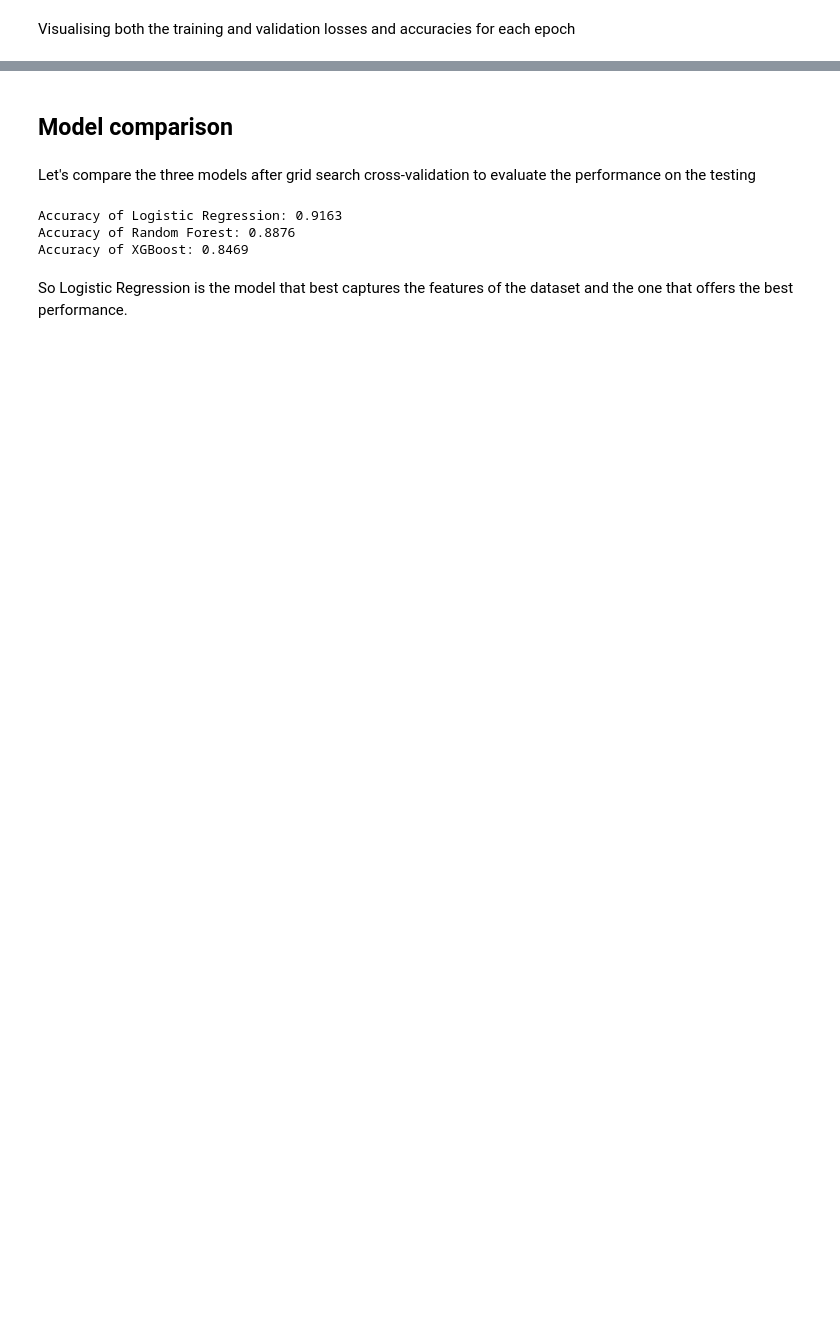
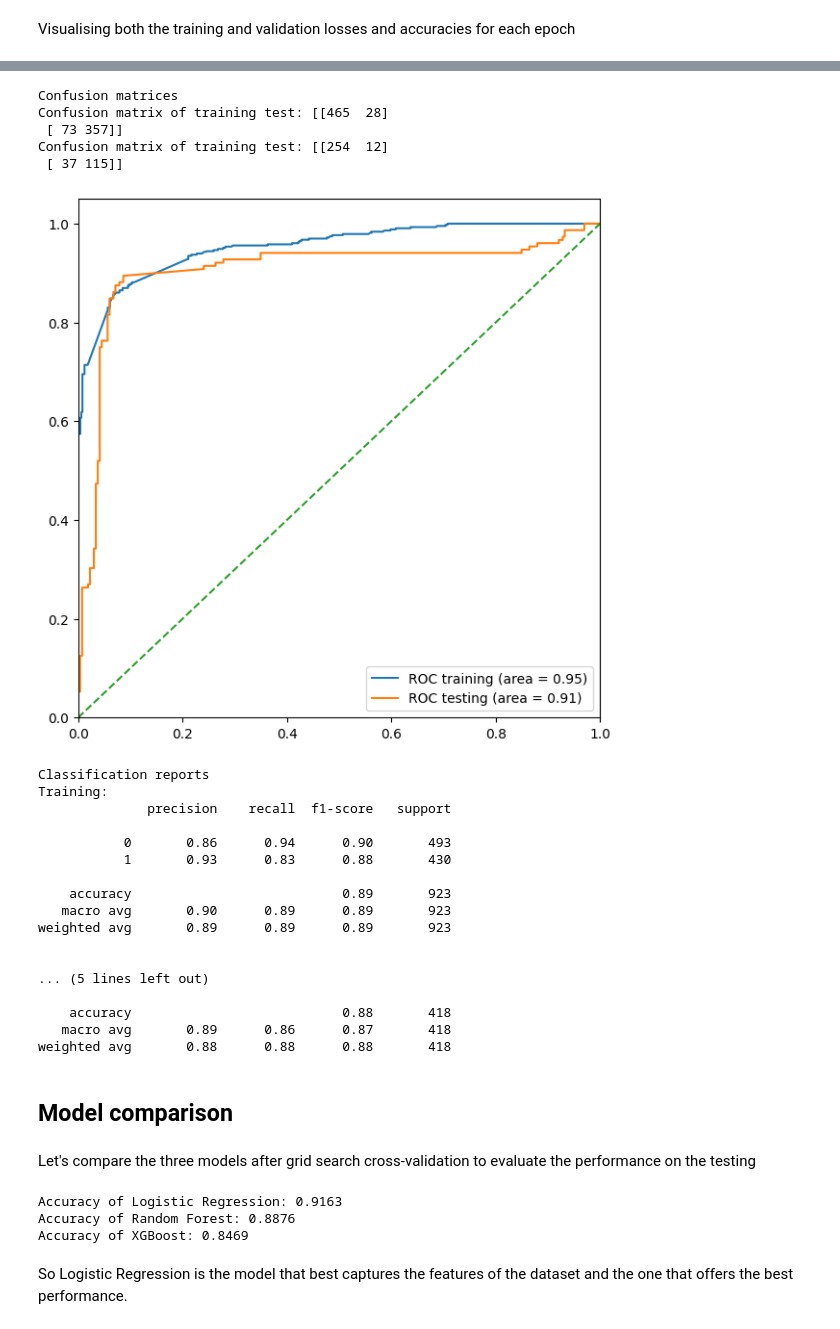
Before and after one commit to gdapablo/Titanic_disaster_kaggle_competition, a Jupyter notebook: notebooks/processing_and_modelling.ipynb, the cells around one changed output, grey strips where cells are left out. Drawn from its saved outputs; the diff is of its cells as text; code cells hidden in the pictures; blank space fills up the shorter version.

```diff
--- a/notebooks/processing_and_modelling.ipynb
+++ b/notebooks/processing_and_modelling.ipynb
@@ -548,3 +548,80 @@ plt.show()
+# %%
+## Write your code here
+from sklearn.metrics import confusion_matrix, classification_report, roc_curve, auc
+
+# Writting a function to visualise metrics for the model with or without regularisation
+def visual_metrics(model):
+
+    # Model without regularisation
+    model.eval()
+    with torch.no_grad():
+        train_outputs = model(X_train_tensor)
+        test_outputs = model(X_test_tensor)
+
+    # Making predictions assuming a probability of 0.5
+    y_pred_train = (train_outputs > 0.5).float()
+    y_pred_test  = (test_outputs > 0.5).float()
+
+    # Now, we need to convert into a numpy integer in order to compute cofussion matrix. We also need to flatten the vectors
+    # as to be of dimension (n,) instead of (n,1)
+    y_pred_train = y_pred_train.detach().numpy().astype(int).flatten()
+    y_pred_test = y_pred_test.detach().numpy().astype(int).flatten()
+
+    # Confussion matrices
+    cm_train = confusion_matrix(y_train, y_pred_train)
+    cm_test = confusion_matrix(y_test, y_pred_test)
+
+    print('Confusion matrices')
+    print(f'Confusion matrix of training test: {cm_train}')
+    print(f'Confusion matrix of training test: {cm_test}')
+
+    # ROC-AUC curve
+    fpr_train, tpr_train, tresholds_train = roc_curve(y_train, train_outputs.detach().numpy())
+    roc_auc_train = auc(fpr_train, tpr_train)
+    fpr_test, tpr_test, tresholds_test = roc_curve(y_test, test_outputs.detach().numpy())
+    roc_auc_test = auc(fpr_test, tpr_test)
+
+    plt.figure(figsize=(7,7))
+    plt.plot(fpr_train, tpr_train, label=f'ROC training (area = {roc_auc_train:.2f})')
+    plt.plot(fpr_test, tpr_test, label=f'ROC testing (area = {roc_auc_test:.2f})')
+    plt.plot([0,1], [0,1], linestyle='--')
+    plt.xlim(0.0, 1.0)
+    plt.ylim(0.0, 1.05)
+    plt.legend()
+    plt.show()
+
+    # Classification report
+    print('\nClassification reports')
+    print('Training:')
+    print(classification_report(y_train, y_pred_train))
+    print('\nTesting')
+    print(classification_report(y_test, y_pred_test))
+
+visual_metrics(model)
+# %% [output]
+Confusion matrices
+Confusion matrix of training test: [[465  28]
+ [ 73 357]]
+Confusion matrix of training test: [[254  12]
+ [ 37 115]]
+[figure, added]
+Classification reports
+Training:
+              precision    recall  f1-score   support
+
+           0       0.86      0.94      0.90       493
+           1       0.93      0.83      0.88       430
+
+    accuracy                           0.89       923
+   macro avg       0.90      0.89      0.89       923
+weighted avg       0.89      0.89      0.89       923
+
+
+... (5 lines left out)
+
+    accuracy                           0.88       418
+   macro avg       0.89      0.86      0.87       418
+weighted avg       0.88      0.88      0.88       418
 # %% [markdown]
 ## Model comparison
 # %% [markdown]
```
Also changed, not shown: parts of 2 cells of this notebook, 1 other file.
